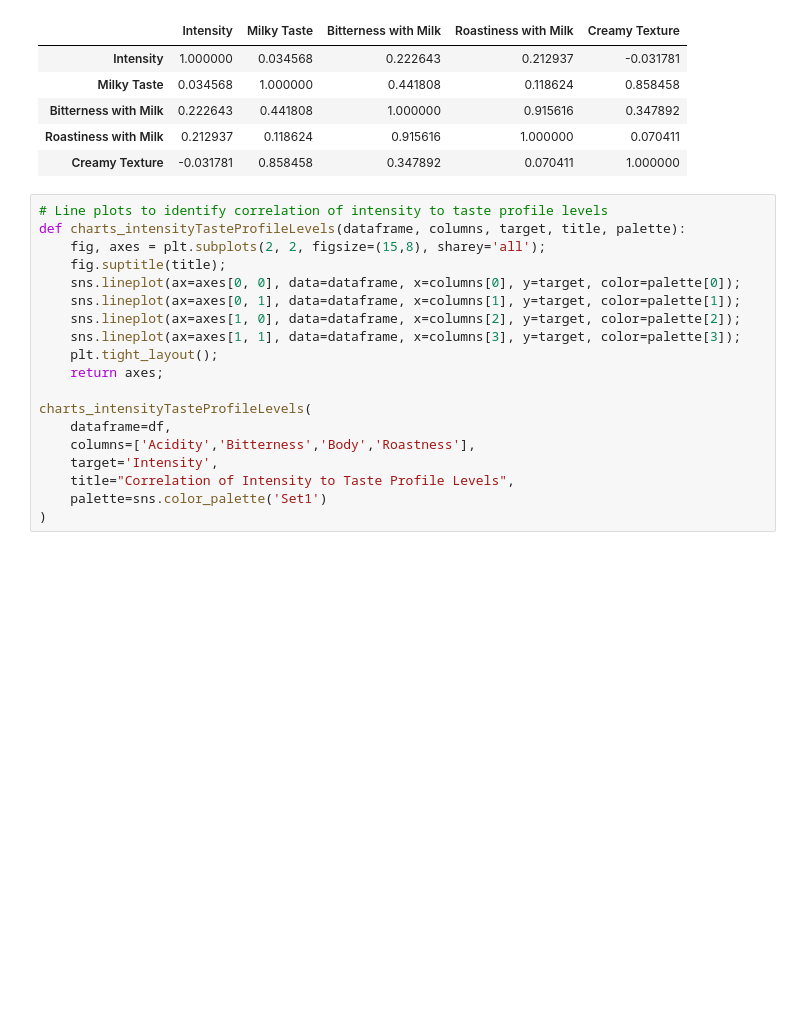
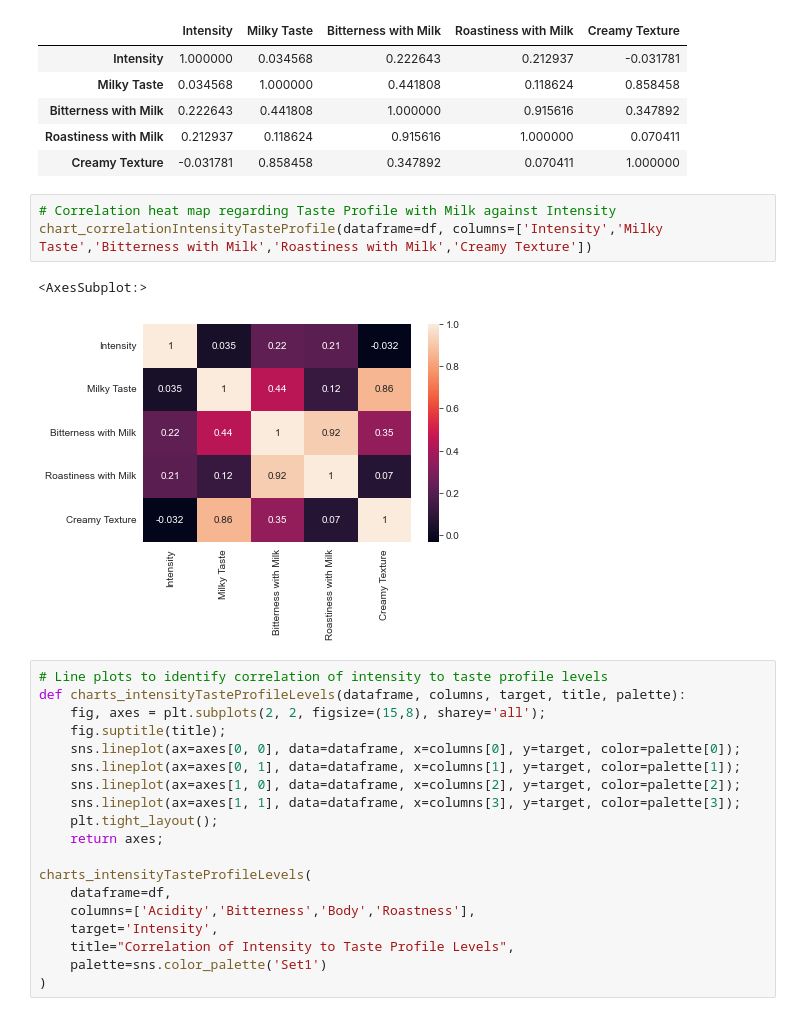
Before and after one commit to kjeshang/NespressoMetropolisTrainingApp, a Jupyter notebook: NespressoTrainingApp/analysis/2_DataExploration.ipynb, the cells around one changed output. Saved outputs shown, nothing was run; the diff lists cells and outputs as text; blank space fills up the shorter version.

```diff
--- a/NespressoTrainingApp/analysis/2_DataExploration.ipynb
+++ b/NespressoTrainingApp/analysis/2_DataExploration.ipynb
@@ -393,6 +403,12 @@ df[['Intensity','Milky Taste','Bitterness with Milk','Roastiness with Milk','Cre
 | Bitterness with Milk | 0.222643 | 0.441808 | 1.000000 | 0.915616 | 0.347892 |
 | Roastiness with Milk | 0.212937 | 0.118624 | 0.915616 | 1.000000 | 0.070411 |
 | Creamy Texture | -0.031781 | 0.858458 | 0.347892 | 0.070411 | 1.000000 |
+# %%
+# Correlation heat map regarding Taste Profile with Milk against Intensity
+chart_correlationIntensityTasteProfile(dataframe=df, columns=['Intensity','Milky Taste','Bitterness with Milk','Roastiness with Milk','Creamy Texture'])
+# %% [output]
+<AxesSubplot:>
+[figure, added]
 # %%
 # Line plots to identify correlation of intensity to taste profile levels
 def charts_intensityTasteProfileLevels(dataframe, columns, target, title, palette):
```
Also changed, not shown: parts of 1 cell of this notebook.
